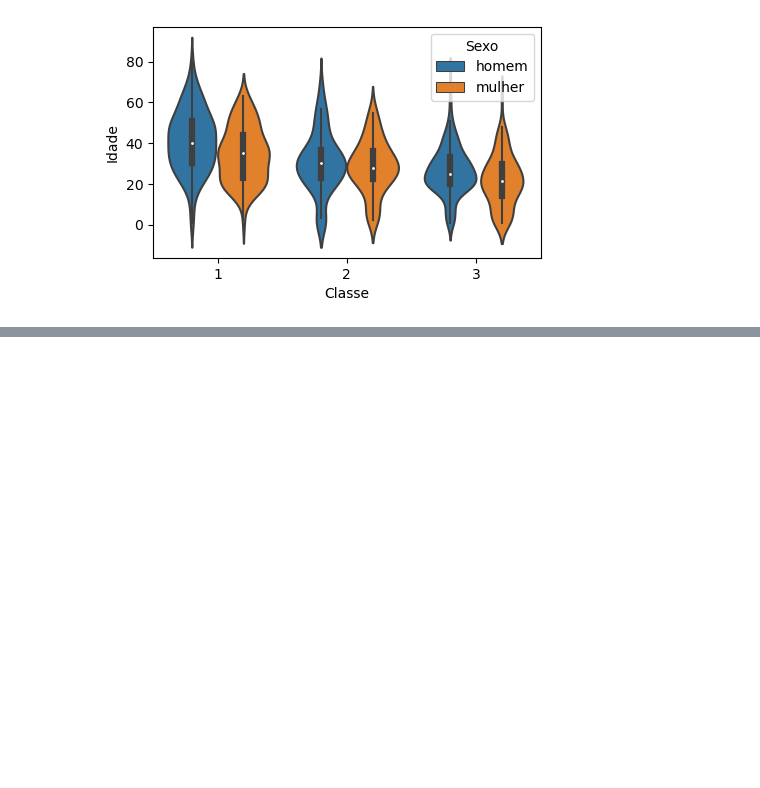
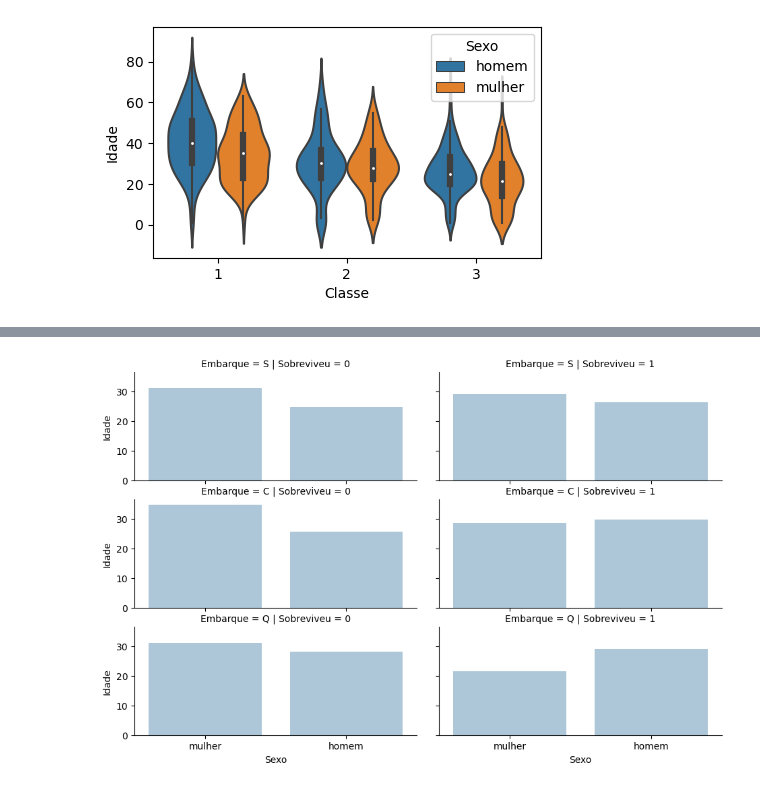
Before and after one commit to phillrog/py-machine-learning, a Jupyter notebook: notebooks/5 - visualização de dados/mod5.ipynb, the cells around one changed output, grey strips where cells are left out. Cells and saved outputs as stored; diff of their text form; code cells hidden in the pictures; blank space fills up the shorter version.

```diff
--- a/notebooks/5 - visualização de dados/mod5.ipynb
+++ b/notebooks/5 - visualização de dados/mod5.ipynb
@@ -184,0 +199,8 @@ sns.violinplot(x='Classe', y='Idade', hue='Sexo', data=data)
+# %%
+g = sns.FacetGrid(data, row='Embarque', col='Sobreviveu')
+g.map(sns.barplot,'Sexo','Idade', alpha=0.4, ci=None)
+
+fig=plt.gcf()
+fig.set_size_inches(10,6)
+# %% [output]
+[figure, added]
```
Also changed, not shown: parts of 3 cells of this notebook.
